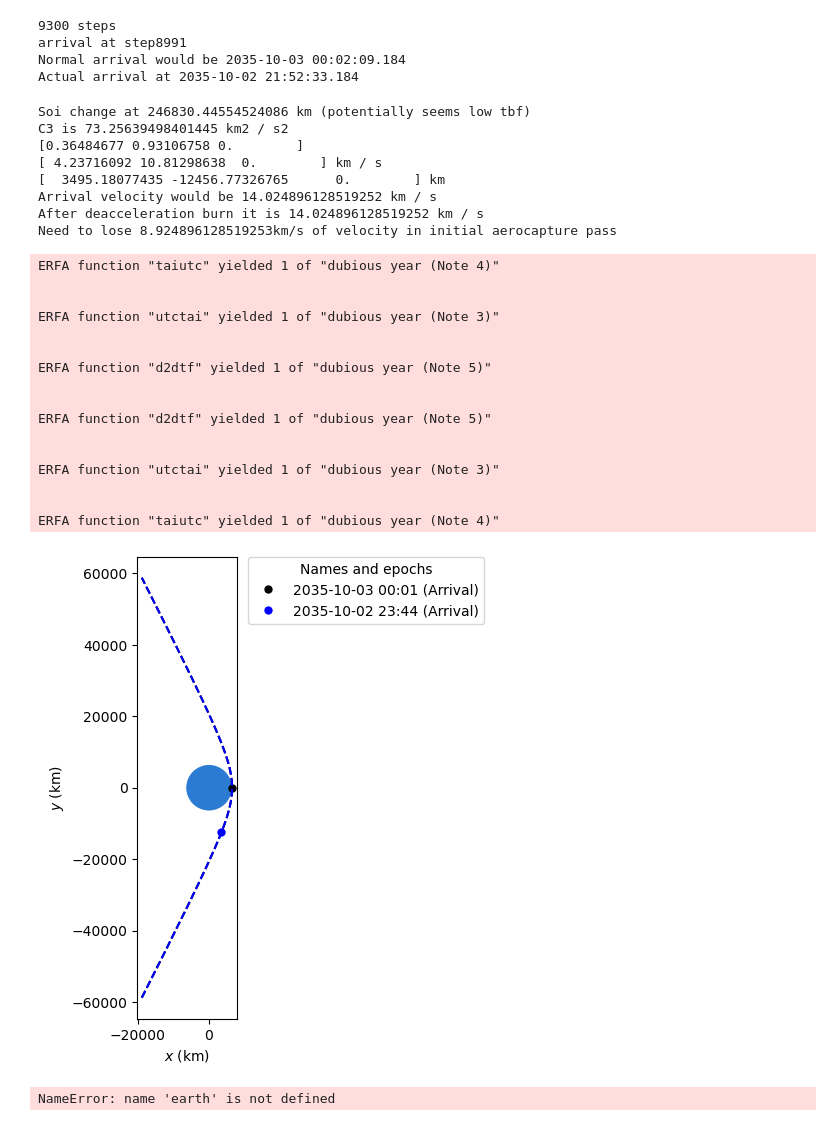
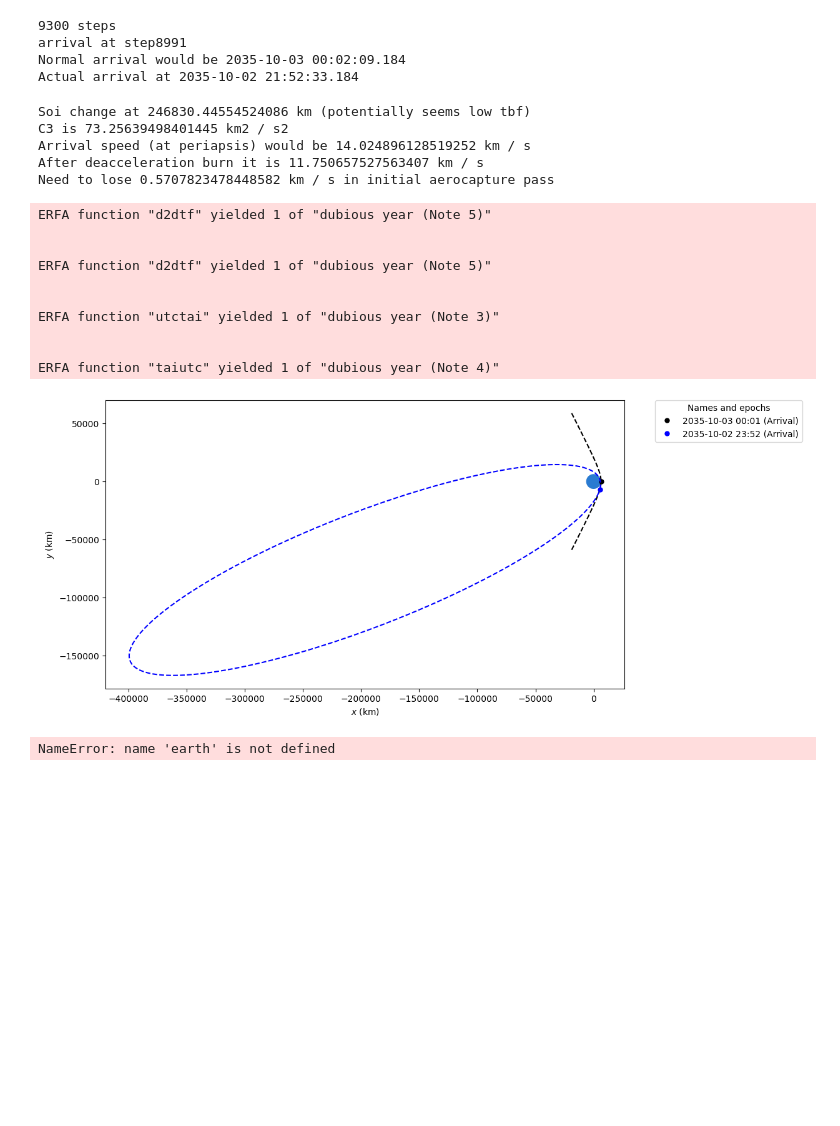
Before and after one commit to jackSN8/mars-3-months, a Jupyter notebook: trajectories/general_trajectory.ipynb, the cells around one changed output. Drawn from its saved outputs; the diff is of its cells as text; code cells hidden in the pictures; blank space fills up the shorter version.

```diff
--- a/trajectories/general_trajectory.ipynb
+++ b/trajectories/general_trajectory.ipynb
@@ -141,7 +241,7 @@ Actual arrival at 2035-10-02 21:52:33.184
 
 
 
-retro_time = 1000*u.second #how long before entry interface to do the retro burn
+retro_time = 500*u.second #how long before entry interface to do the retro burn
 
 ss_final = lowest_orb.propagate(soi_change_point-date_launch)
 
@@ -174,14 +274,15 @@ arrival_orbit = Orbit.from_classical(
 pre_burn_orbit = arrival_orbit.propagate(-retro_time)
 #perform the retro burn
 prograde_vector = (pre_burn_orbit.v/(np.linalg.norm(pre_burn_orbit.v))).value
-print(prograde_vector)
+# print(prograde_vector)
 
 
 ##no deaccleration burn for arriving at Earth for now
-if(body_2 == Mars):
-    burn_dv = -0.001*reserve_dv*prograde_vector
-else:
-    burn_dv = 0*prograde_vector
+#if(body_2 == Mars):
+burn_dv = -0.001*reserve_dv*prograde_vector
+#print(burn_dv)
+# else:
+#     burn_dv = 0*prograde_vector
 
 retro_burn = Maneuver((0*u.s,burn_dv*u.km/u.s))
 #retro_burn = Maneuver((0*u.s,[0,1,0]*u.km/u.s))
@@ -192,56 +293,47 @@ earth_plotter = StaticOrbitPlotter()
 
 earth_plotter.plot(arrival_orbit, label="Arrival", color="k")
 earth_plotter.plot(post_burn_orbit, label="Arrival", color="b")
-print(post_burn_orbit.v)
-print(post_burn_orbit.r)
+# print(post_burn_orbit.v)
+# print(post_burn_orbit.r)
 
 post_burn_orbit = post_burn_orbit.propagate(-post_burn_orbit.t_p)
+arrival_circular_orbit = Orbit.circular(body_2,alt = 200*u.km)
 
-
-print(f"Arrival velocity would be {np.linalg.norm(arrival_orbit.v)}")
+print(f"Arrival speed (at periapsis) would be {np.linalg.norm(arrival_orbit.v)}")
 print(f"After deacceleration burn it is {np.linalg.norm(post_burn_orbit.v)}")
-print(f"Need to lose {np.linalg.norm(post_burn_orbit.v).value-5.1}km/s of velocity in initial aerocapture pass")
+print(f"Need to lose {np.linalg.norm(post_burn_orbit.v)-body_2.escape_velocity()} in initial aerocapture pass")
 
 ####code below tries to calculate real orbit, but patched conics problems force a c3 only calculation orbit tbf
 
 # #grav_difference = Sun.mass/(np.linalg.norm(ss_final.r)**2)-Earth.mass/(np.linalg.norm(r_sc_arriv)**2)
 # print(grav_difference)
 
 # arrival_orbit = Orbit.from_vectors(Earth,r_sc_arriv,v_sc_arriv,epoch=date_arrival-offset_time)
 # #arrival_orbit = arrival_orbit.propagate(0.3*u.day)
 # print(arrival_orbit)
 # print(f"This orbit gets to within {arrival_orbit.r_p-Earth.R} of the surface of earth")
 # print(f"Earth position at {lowest_date}")
 
 # earth_plotter = StaticOrbitPlotter()
 
 # earth_plotter.plot(arrival_orbit, label="earth Arrival", color="k")
 # %% [output]
 Soi change at 246830.44554524086 km (potentially seems low tbf)
 C3 is 73.25639498401445 km2 / s2
-[0.36484677 0.93106758 0.        ]
-[ 4.23716092 10.81298638  0.        ] km / s
-[  3495.18077435 -12456.77326765      0.        ] km
-Arrival velocity would be 14.024896128519252 km / s
-After deacceleration burn it is 14.024896128519252 km / s
-Need to lose 8.924896128519253km/s of velocity in initial aerocapture pass
+Arrival speed (at periapsis) would be 14.024896128519252 km / s
+After deacceleration burn it is 11.750657527563407 km / s
+Need to lose 0.5707823478448582 km / s in initial aerocapture pass
-ERFA function "taiutc" yielded 1 of "dubious year (Note 4)"
-
-
-ERFA function "utctai" yielded 1 of "dubious year (Note 3)"
-
-
 ERFA function "d2dtf" yielded 1 of "dubious year (Note 5)"
 
 
 ERFA function "d2dtf" yielded 1 of "dubious year (Note 5)"
 
 
 ERFA function "utctai" yielded 1 of "dubious year (Note 3)"
 
 
 ERFA function "taiutc" yielded 1 of "dubious year (Note 4)"
-[figure, old version]
+[figure, new version]
 # %%
 #for the optimized trajectory, re get the epherimis
 date_launch = lowest_date
```
Also changed, not shown: parts of 4 cells of this notebook, 4 other files.
